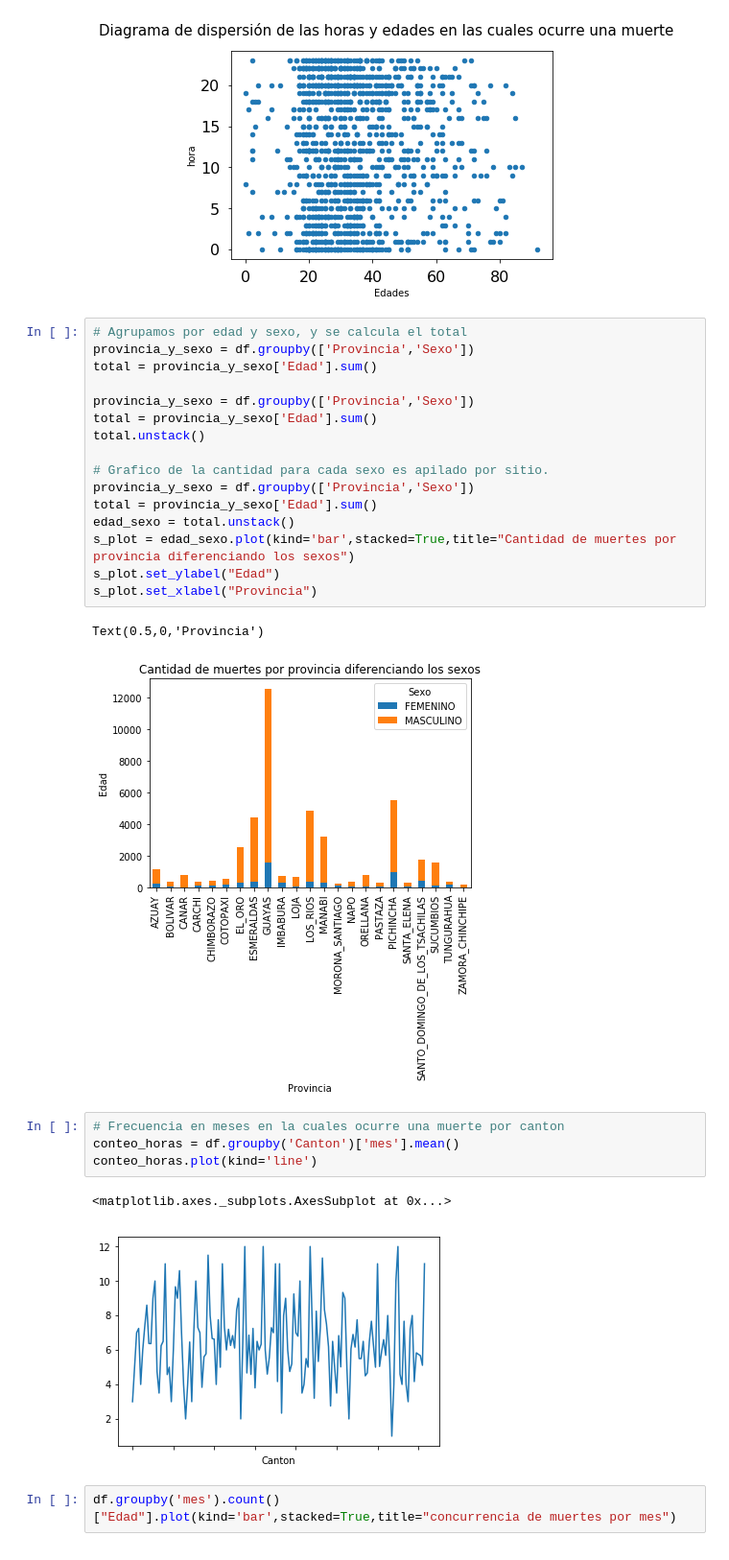
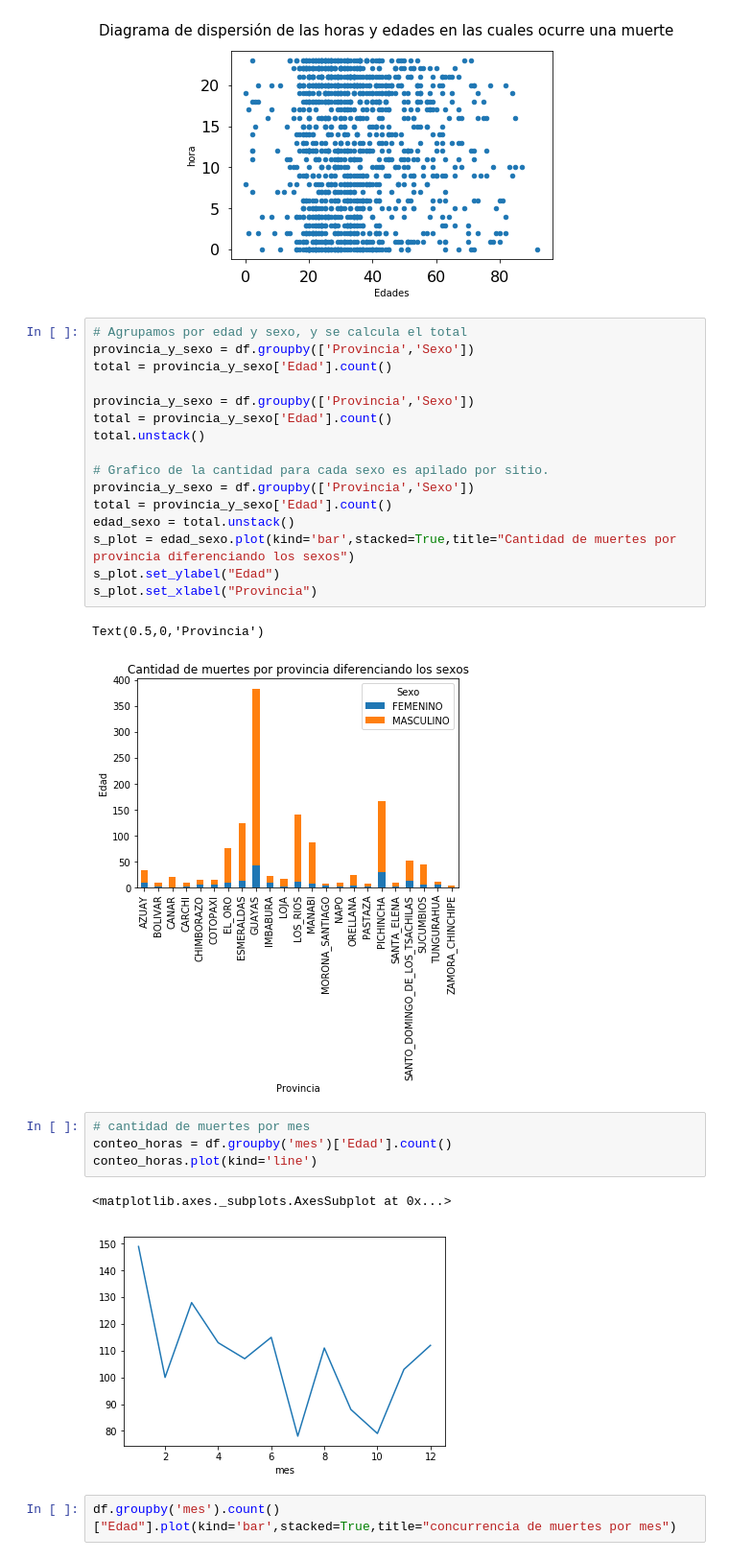
Before and after one commit to 2019-B-GR1-Python/py-velasquez-garcia-luis-enrique, a Jupyter notebook: Proyecto_1bimestre/Proyecto.ipynb, the cells around one changed output. Shown at 96% size. Cells and saved outputs as stored; diff of their text form.

```diff
--- a/Proyecto_1bimestre/Proyecto.ipynb
+++ b/Proyecto_1bimestre/Proyecto.ipynb
@@ -88,29 +90,29 @@ Text(0.5,0.98,'Diagrama de dispersión de las horas y edades en las cuales ocurr
 # %%
 # Agrupamos por edad y sexo, y se calcula el total
 provincia_y_sexo = df.groupby(['Provincia','Sexo'])
-total = provincia_y_sexo['Edad'].sum()
+total = provincia_y_sexo['Edad'].count()
 
 provincia_y_sexo = df.groupby(['Provincia','Sexo'])
-total = provincia_y_sexo['Edad'].sum()
+total = provincia_y_sexo['Edad'].count()
 total.unstack()
 
 # Grafico de la cantidad para cada sexo es apilado por sitio.
 provincia_y_sexo = df.groupby(['Provincia','Sexo'])
-total = provincia_y_sexo['Edad'].sum()
+total = provincia_y_sexo['Edad'].count()
 edad_sexo = total.unstack()
 s_plot = edad_sexo.plot(kind='bar',stacked=True,title="Cantidad de muertes por provincia diferenciando los sexos")
 s_plot.set_ylabel("Edad")
 s_plot.set_xlabel("Provincia")
 # %% [output]
 Text(0.5,0,'Provincia')
-[figure, old version]
+[figure, new version]
 # %%
-# Frecuencia en meses en la cuales ocurre una muerte por canton
-conteo_horas = df.groupby('Canton')['mes'].mean()
+# cantidad de muertes por mes
+conteo_horas = df.groupby('mes')['Edad'].count()
 conteo_horas.plot(kind='line')
 # %% [output]
 <matplotlib.axes._subplots.AxesSubplot at 0x...>
-[figure, old version]
+[figure, new version]
 # %%
 df.groupby('mes').count()["Edad"].plot(kind='bar',stacked=True,title="concurrencia de muertes por mes")
 # %% [output]
```
Also changed, not shown: parts of 5 cells of this notebook, 9 other files.
